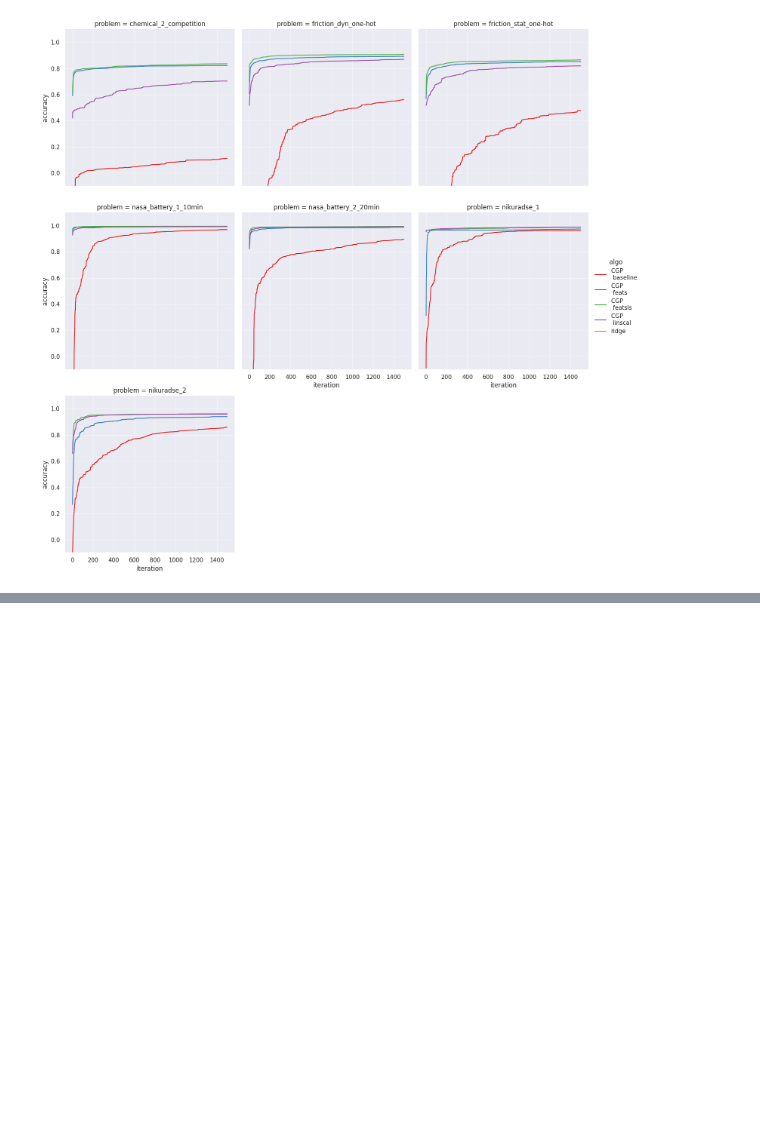
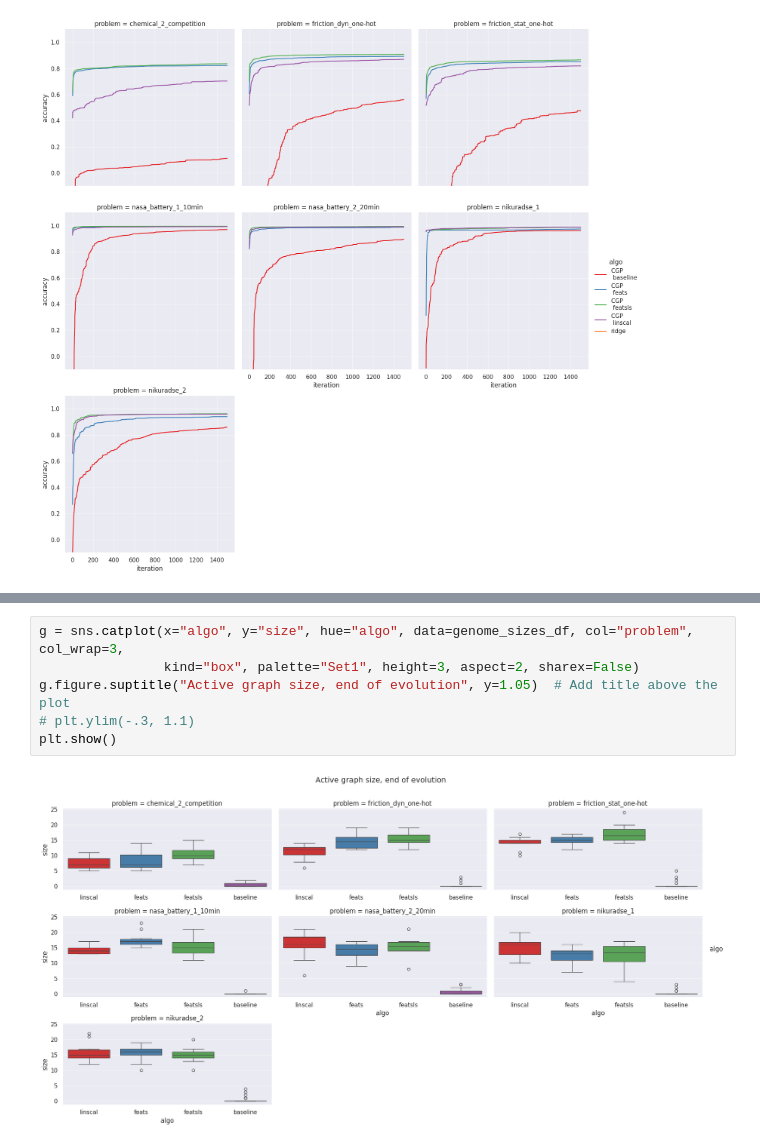
Before and after one commit to giorgia-nadizar/genepax, a Jupyter notebook: results/analysis_feats.ipynb, the cells around one changed output, grey strips where cells are left out. Drawn from its saved outputs; the diff is of its cells as text; blank space fills up the shorter version.

```diff
--- a/results/analysis_feats.ipynb
+++ b/results/analysis_feats.ipynb
@@ -151,0 +163,8 @@ genome_sizes_df.head()
+# %%
+g = sns.catplot(x="algo", y="size", hue="algo", data=genome_sizes_df, col="problem", col_wrap=3,
+                kind="box", palette="Set1", height=3, aspect=2, sharex=False)
+g.figure.suptitle("Active graph size, end of evolution", y=1.05)  # Add title above the plot
+# plt.ylim(-.3, 1.1)
+plt.show()
+# %% [output]
+[figure, added]
```
Also changed, not shown: parts of 1 cell of this notebook.
